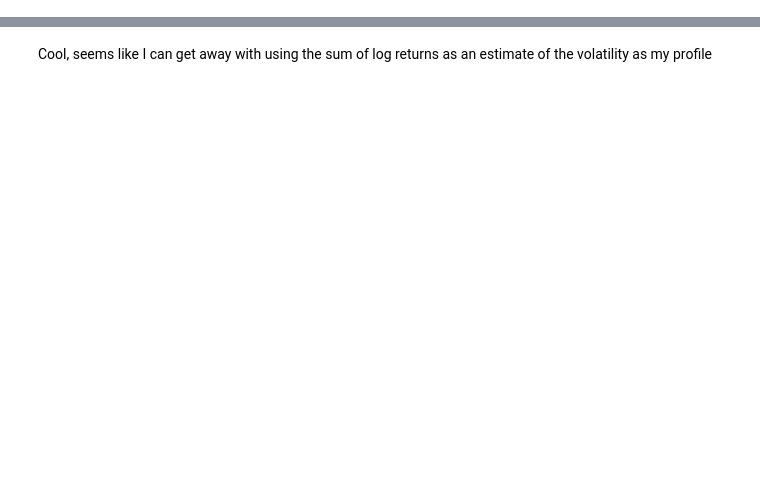
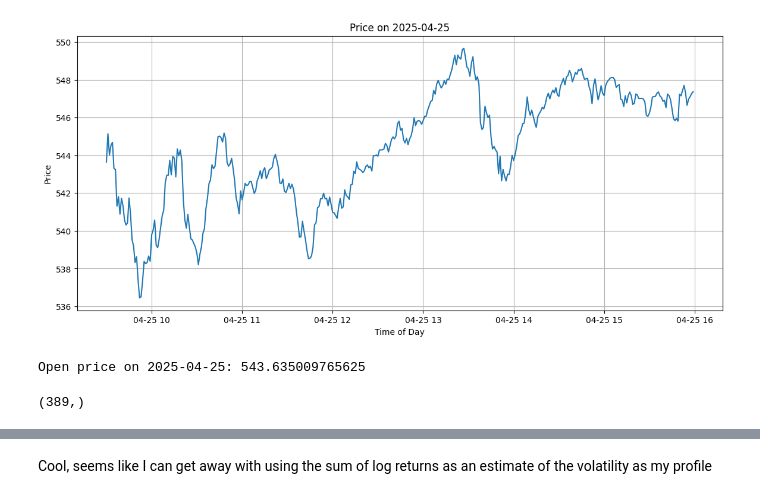
Before and after one commit to OriSavir/MonteMarkets, a Jupyter notebook: notebooks/eda.ipynb, the cells around one changed output, grey strips where cells are left out. Saved outputs shown, nothing was run; the diff lists cells and outputs as text; code cells hidden in the pictures; blank space fills up the shorter version.

```diff
--- a/notebooks/eda.ipynb
+++ b/notebooks/eda.ipynb
@@ -62,3 +78,26 @@ First volatility value: 0.017591405857165145
+# %%
+# plot time vs price on most recent day
+recent_date = data['Date'].max()
+recent_data = data[data['Date'] == recent_date]
+plt.figure(figsize=(14,6))
+plt.plot(recent_data['Datetime'], recent_data['Close'])
+plt.title(f'Price on {recent_date}')
+plt.xlabel('Time of Day')
+plt.ylabel('Price')
+plt.grid()
+plt.show()
+# %% [output]
+[figure, added]
+# %%
+#price at open most recently
+open_price = recent_data['Close'].iloc[0]
+print(f"Open price on {recent_date}: {open_price}")
+# %% [output]
+Open price on 2025-04-25: 543.635009765625
+# %%
+print(vol_profile.shape)
+# %% [output]
+(389,)
 # %%
 daily_data = yf.download(ticker, period='60d', interval='1d')
 daily_data = daily_data.reset_index()
```
Also changed, not shown: parts of 18 cells of this notebook, 2 other files.
